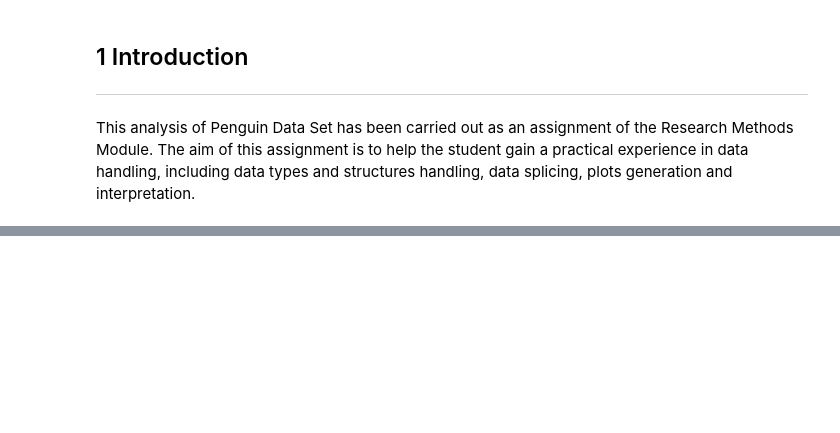
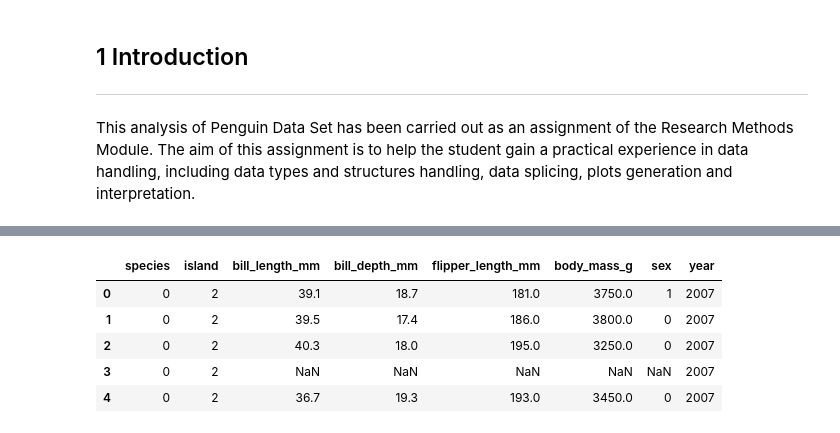
Before and after one commit to JPLee01/SETU_Research_Methods, a Jupyter notebook: Penguin.ipynb, the cells around one changed output, grey strips where cells are left out. Saved outputs shown, nothing was run; the diff lists cells and outputs as text; code cells hidden in the pictures; blank space fills up the shorter version.

```diff
--- a/Penguin.ipynb
+++ b/Penguin.ipynb
@@ -107,0 +382,9 @@ As part of the assignment, the student was given a set of instructions. Within t
+# %%
+df.head()
+# %% [output]
+|  | species | island | bill_length_mm | bill_depth_mm | flipper_length_mm | body_mass_g | sex | year |
+| 0 | 0 | 2 | 39.1 | 18.7 | 181.0 | 3750.0 | 1 | 2007 |
+| 1 | 0 | 2 | 39.5 | 17.4 | 186.0 | 3800.0 | 0 | 2007 |
+| 2 | 0 | 2 | 40.3 | 18.0 | 195.0 | 3250.0 | 0 | 2007 |
+| 3 | 0 | 2 | NaN | NaN | NaN | NaN | NaN | 2007 |
+| 4 | 0 | 2 | 36.7 | 19.3 | 193.0 | 3450.0 | 0 | 2007 |
```
Also changed, not shown: parts of 38 cells of this notebook.
